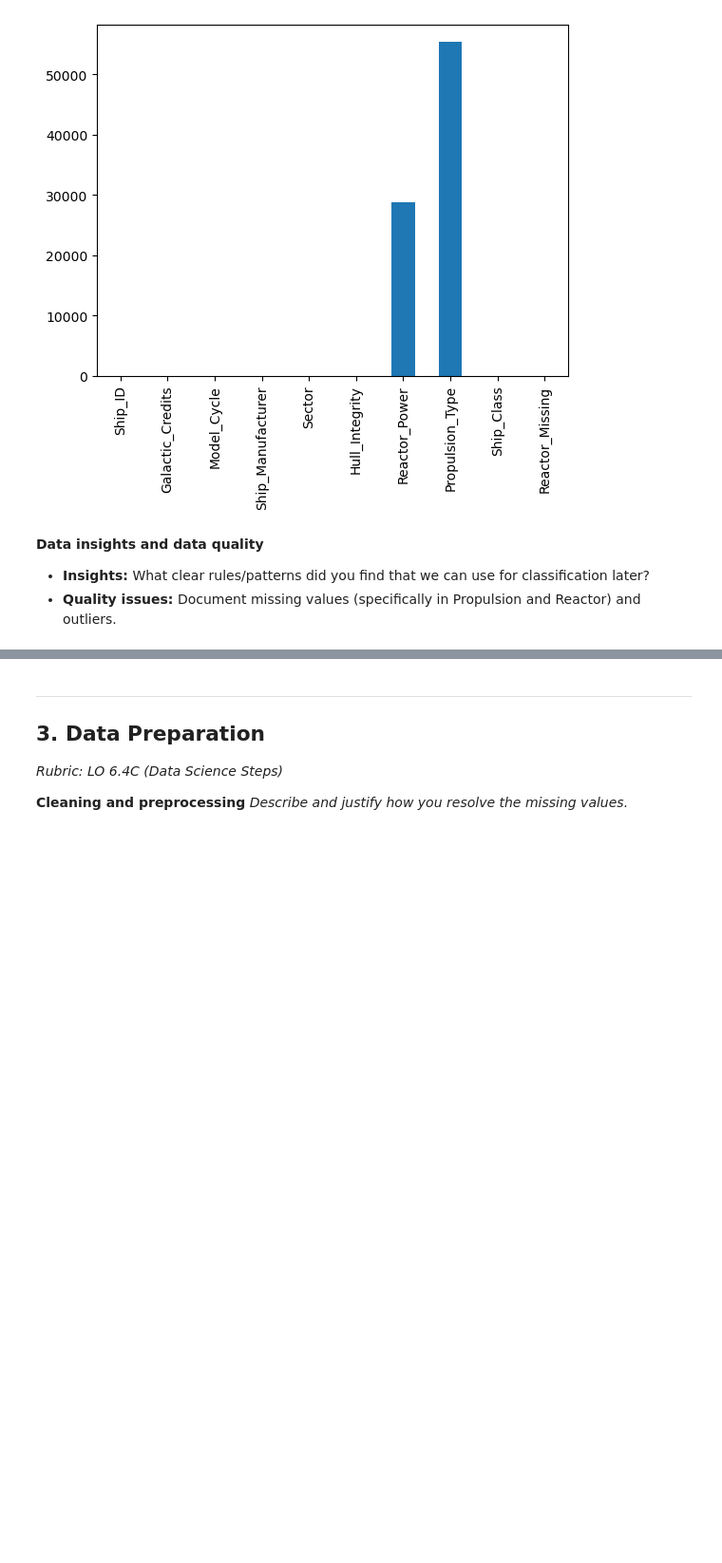
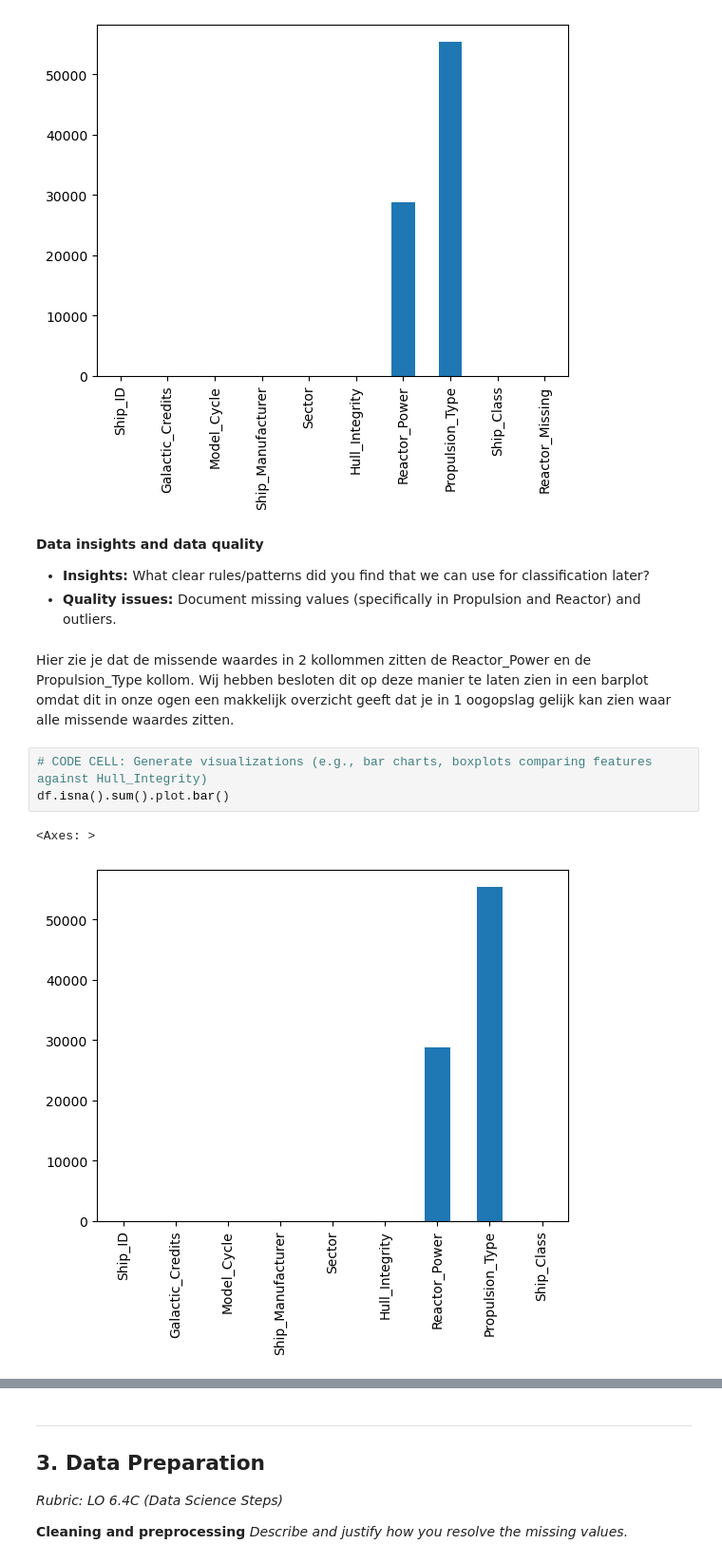
Before and after one commit to Jamie1111/DDD-Databazen-, a Jupyter notebook: assignment_template_it2.ipynb, the cells around one changed output, grey strips where cells are left out. Shown at 95% size. Cells and saved outputs as stored; diff of their text form; blank space fills up the shorter version.

```diff
--- a/assignment_template_it2.ipynb
+++ b/assignment_template_it2.ipynb
@@ -140,3 +178,13 @@ df.isna().sum().plot.bar()
 **Data insights and data quality**
 * **Insights:** What clear rules/patterns did you find that we can use for classification later?
 * **Quality issues:** Document missing values (specifically in Propulsion and Reactor) and outliers.
+# %% [markdown]
+Hier zie je dat de missende waardes in 2 kollommen zitten de Reactor_Power en de Propulsion_Type kollom.
+Wij hebben besloten dit op deze manier te laten zien in een barplot omdat dit in onze ogen een makkelijk overzicht geeft
+dat je in 1 oogopslag gelijk kan zien waar alle missende waardes zitten.
+# %%
+# CODE CELL: Generate visualizations (e.g., bar charts, boxplots comparing features against Hull_Integrity)
+df.isna().sum().plot.bar()
+# %% [output]
+<Axes: >
+[figure, added]
```
Also changed, not shown: parts of 9 cells of this notebook.
